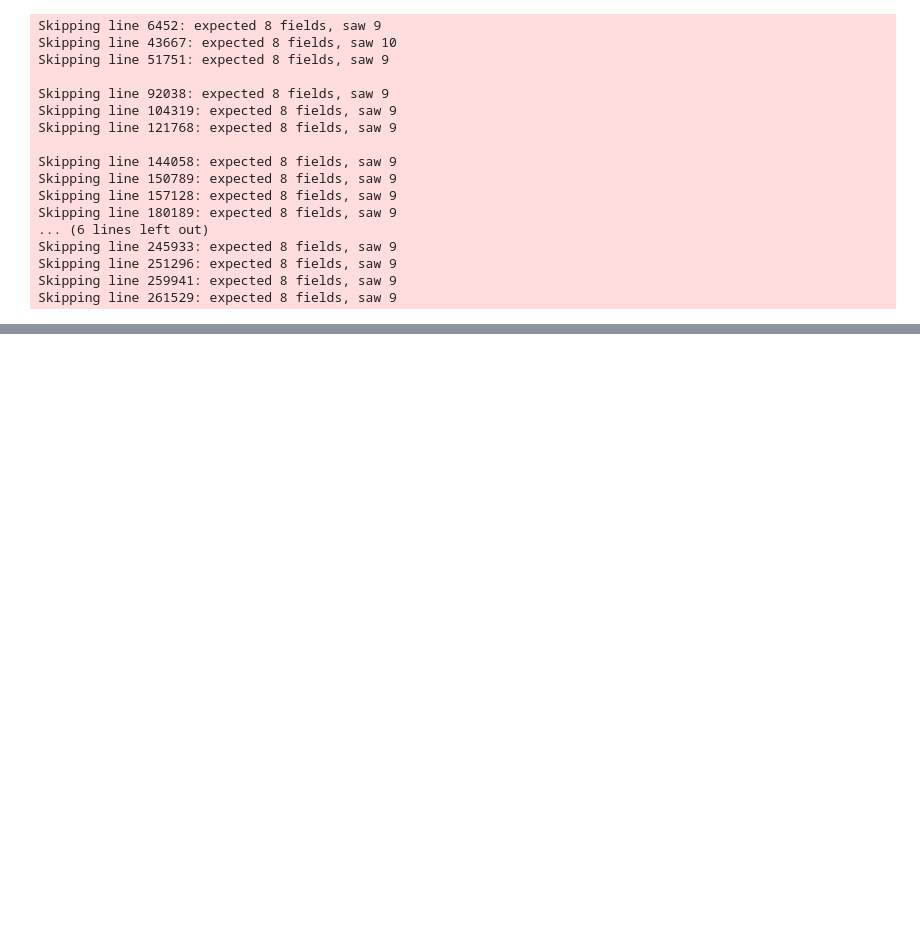
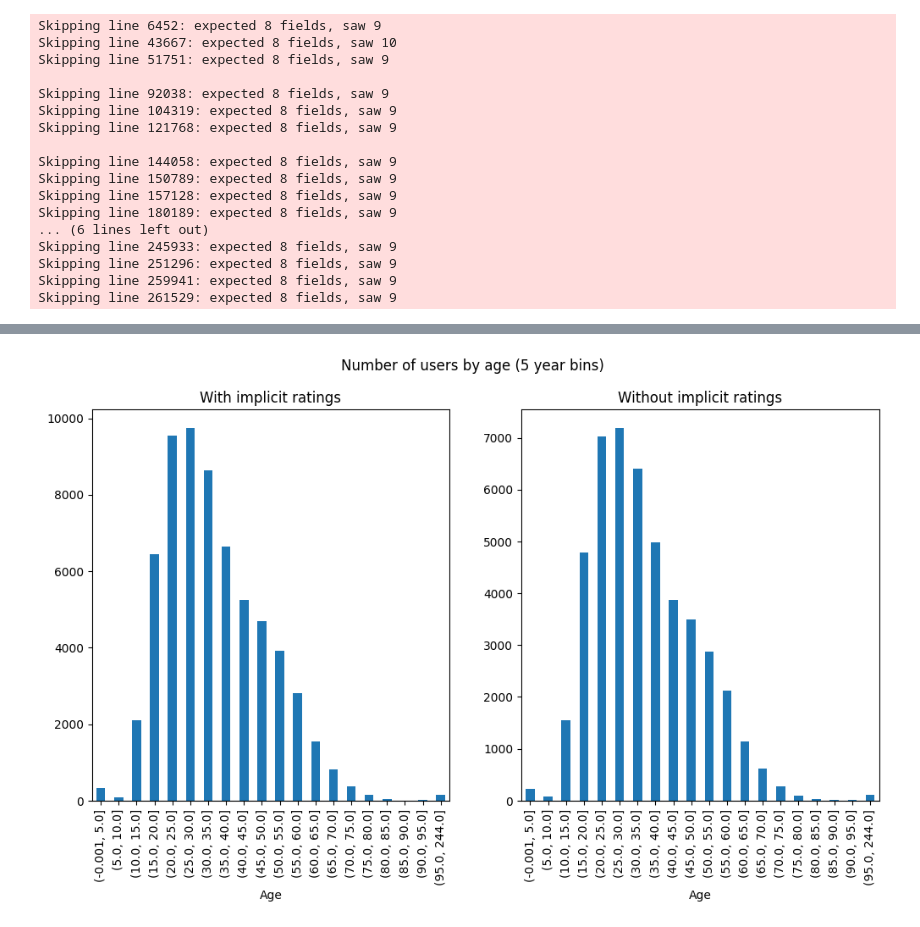
Before and after one commit to grimtoma/book_recomandation, a Jupyter notebook: recommendation.ipynb, the cells around one changed output, grey strips where cells are left out. Saved outputs shown, nothing was run; the diff lists cells and outputs as text; code cells hidden in the pictures; blank space fills up the shorter version.

```diff
--- a/recommendation.ipynb
+++ b/recommendation.ipynb
@@ -95,0 +132,22 @@ None
+# %%
+fig, axes = plt.subplots(nrows=1, ncols=2, figsize=(12, 6))
+
+age_bins = list(range(0,100,5))
+age_bins.append(244)
+
+user_ages_implicit = users_df.loc[book_ratings_df.loc[book_ratings_df["Book-Rating"] <= 10, "User-ID"].unique(),"Age"].value_counts(bins=age_bins).sort_index()
+user_ages_explicit = users_df.loc[book_ratings_df.loc[book_ratings_df["Book-Rating"] > 0, "User-ID"].unique(),"Age"].value_counts(bins=age_bins).sort_index()
+
+user_ages_implicit.plot(ax=axes[0], kind="bar")
+user_ages_explicit.plot(ax=axes[1], kind="bar")
+
+axes[0].set_xlabel("Age")
+axes[0].set_title("With implicit ratings")
+axes[1].set_xlabel("Age")
+axes[1].set_title("Without implicit ratings")
+
+fig.suptitle("Number of users by age (5 year bins)")
+
+fig.show()
+# %% [output]
+[figure, added]
```
Also changed, not shown: parts of 14 cells of this notebook.
